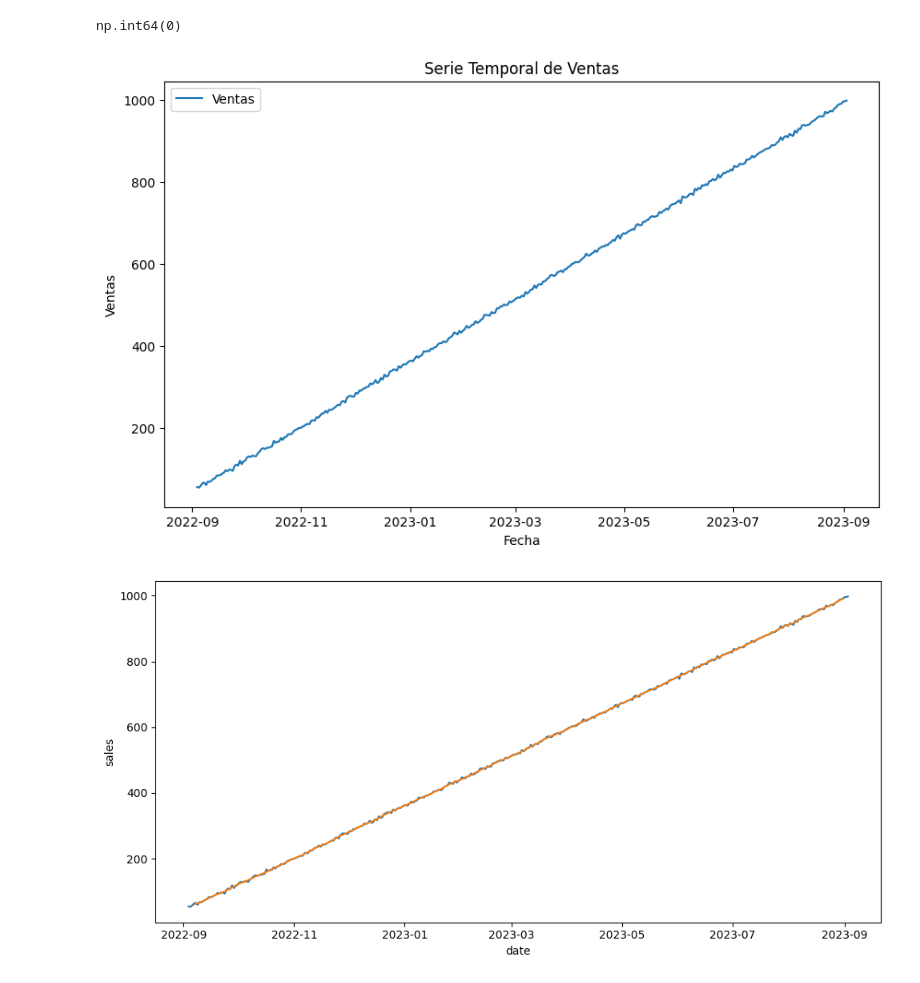
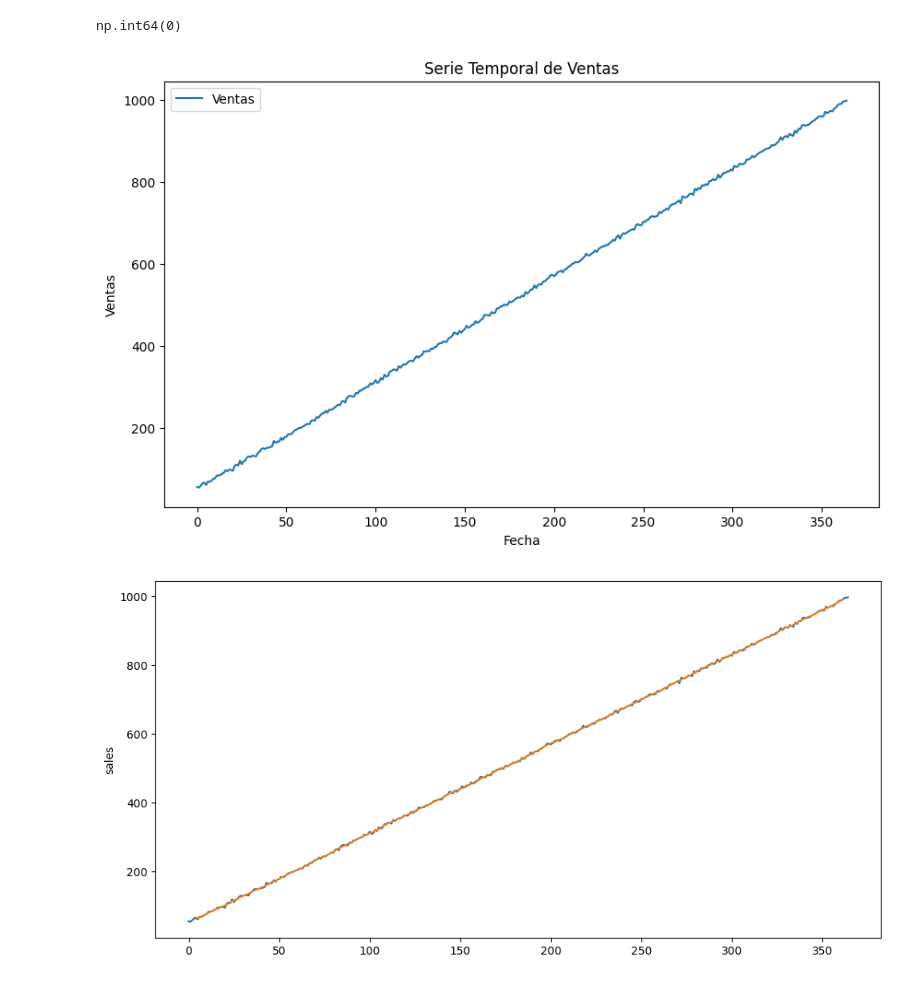
Before and after one commit to 4GeeksAcademy/pauline-Serie-Temporal-Alternativa, a Jupyter notebook: src/explore.ipynb, the cells around one changed output. Drawn from its saved outputs; the diff is of its cells as text; code cells hidden in the pictures.

```diff
--- a/src/explore.ipynb
+++ b/src/explore.ipynb
@@ -67,20 +72,17 @@ df.date.duplicated().sum()
 # %% [output]
 np.int64(0)
 # %%
-#Ahora podemos plotear, primero establecemos date como indice (=reemplazar el índice numérico con los valores de fechas, e lugar de ir de 0 a ... ira de fecha en fecha):
-df.set_index('date', inplace=True)
-
 #Hacemos el gráfico :
 
 plt.figure(figsize=(10, 6))
 plt.plot(df.index, df['sales'], label='Ventas')
 plt.title('Serie Temporal de Ventas')
 plt.xlabel('Fecha')
 plt.ylabel('Ventas')
 plt.legend()
 plt.show()
 # %% [output]
-[figure, old version]
+[figure, new version]
 # %%
 #Tendencia: vamos a verlo por semana:
 
@@ -98,7 +100,7 @@ plt.tight_layout()
 
 plt.show()
 # %% [output]
-[figure, old version]
+[figure, new version]
 # %%
 #No se ve muy bien pues voy a cortar en 4 subplots :
 
```
Also changed, not shown: parts of 32 cells of this notebook.
